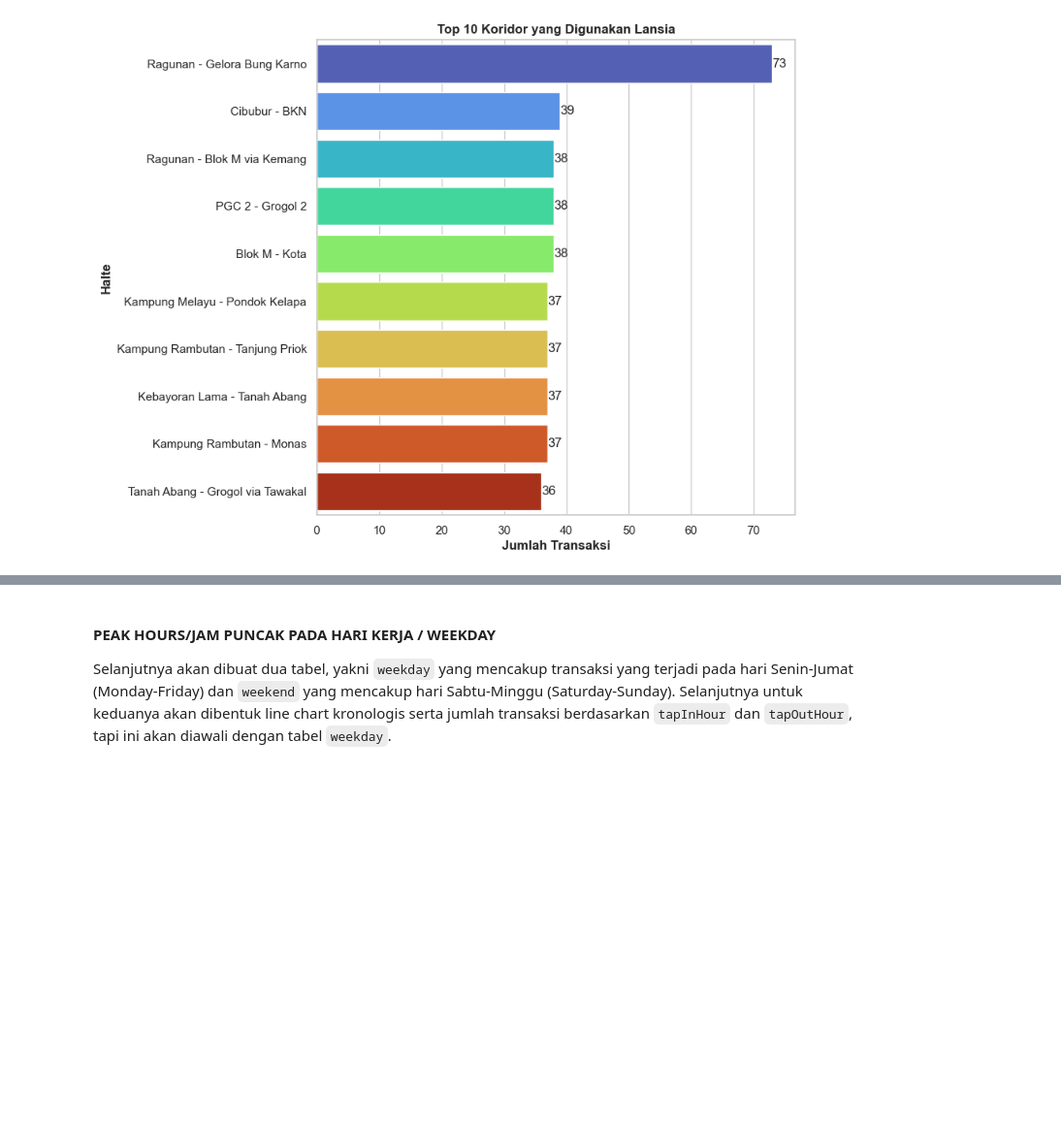
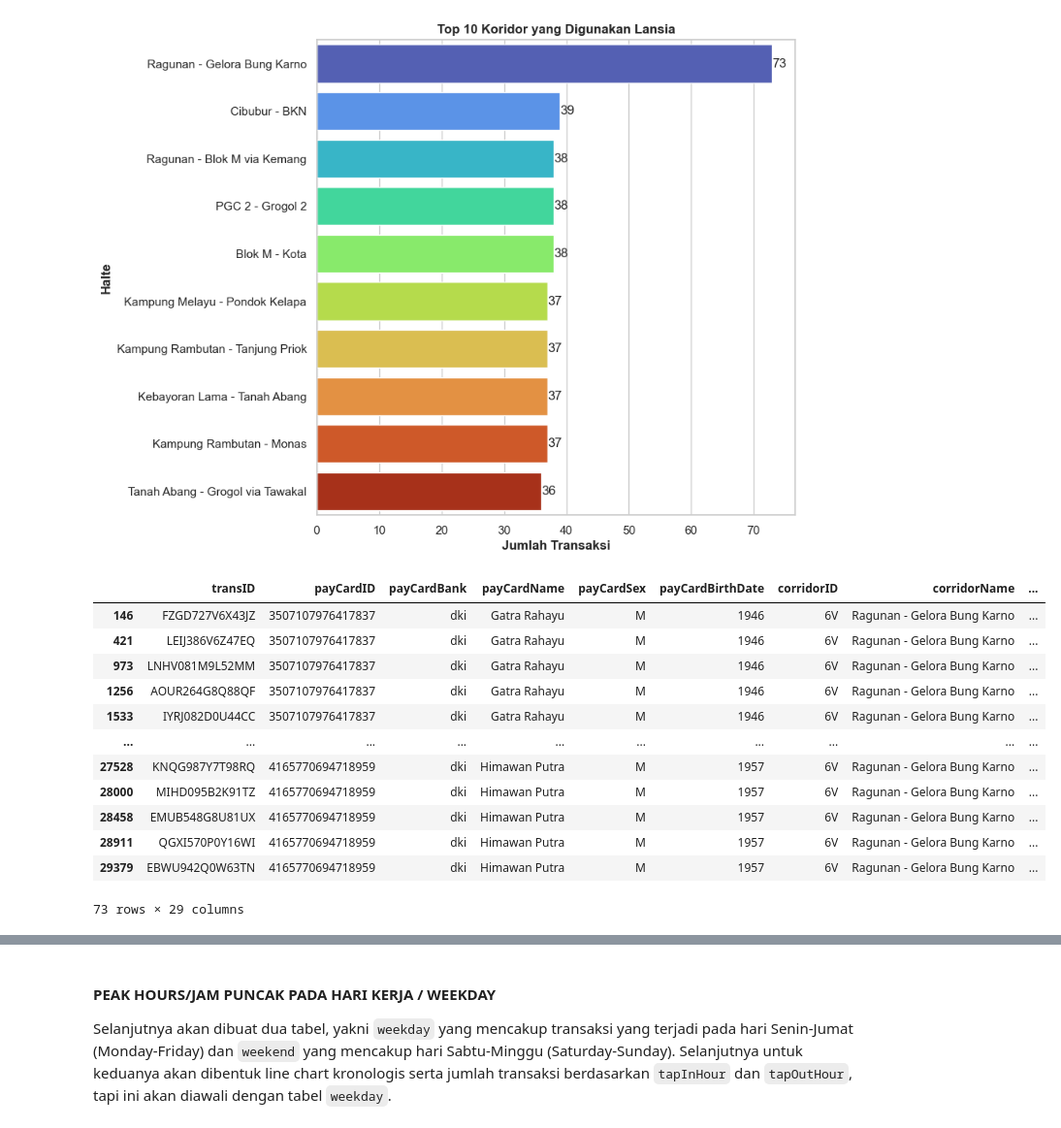
Before and after one commit to andreashp96/CapstoneModule2, a Jupyter notebook: Capstone2Andreas.ipynb, the cells around one changed output, grey strips where cells are left out. Shown at 97% size. Drawn from its saved outputs; the diff is of its cells as text; code cells hidden in the pictures; blank space fills up the shorter version.

```diff
--- a/Capstone2Andreas.ipynb
+++ b/Capstone2Andreas.ipynb
@@ -1011,3 +1013,20 @@ plt.ylabel('Halte', fontweight='bold')
 # %% [output]
 Text(0, 0.5, 'Halte')
 [figure]
+# %%
+lansiaragunan = tjclean[(tjclean['ageGroup']=='Lansia') & (tjclean['corridorID']=='6V') & (tjclean['corridorName']=='Ragunan - Gelora Bung Karno')]
+lansiaragunan
+# %% [output]
+|  | transID | payCardID | payCardBank | payCardName | payCardSex | payCardBirthDate | corridorID | corridorName | ... |
+| 146 | FZGD727V6X43JZ | 3507107976417837 | dki | Gatra Rahayu | M | 1946 | 6V | Ragunan - Gelora Bung Karno | ... |
+| 421 | LEIJ386V6Z47EQ | 3507107976417837 | dki | Gatra Rahayu | M | 1946 | 6V | Ragunan - Gelora Bung Karno | ... |
+| 973 | LNHV081M9L52MM | 3507107976417837 | dki | Gatra Rahayu | M | 1946 | 6V | Ragunan - Gelora Bung Karno | ... |
+| 1256 | AOUR264G8Q88QF | 3507107976417837 | dki | Gatra Rahayu | M | 1946 | 6V | Ragunan - Gelora Bung Karno | ... |
+| 1533 | IYRJ082D0U44CC | 3507107976417837 | dki | Gatra Rahayu | M | 1946 | 6V | Ragunan - Gelora Bung Karno | ... |
+| ... | ... | ... | ... | ... | ... | ... | ... | ... | ... |
+| 27528 | KNQG987Y7T98RQ | 4165770694718959 | dki | Himawan Putra | M | 1957 | 6V | Ragunan - Gelora Bung Karno | ... |
+| 28000 | MIHD095B2K91TZ | 4165770694718959 | dki | Himawan Putra | M | 1957 | 6V | Ragunan - Gelora Bung Karno | ... |
+| 28458 | EMUB548G8U81UX | 4165770694718959 | dki | Himawan Putra | M | 1957 | 6V | Ragunan - Gelora Bung Karno | ... |
+| 28911 | QGXI570P0Y16WI | 4165770694718959 | dki | Himawan Putra | M | 1957 | 6V | Ragunan - Gelora Bung Karno | ... |
+| 29379 | EBWU942Q0W63TN | 4165770694718959 | dki | Himawan Putra | M | 1957 | 6V | Ragunan - Gelora Bung Karno | ... |
+73 rows × 29 columns
```
Also changed, not shown: parts of 9 cells of this notebook.
